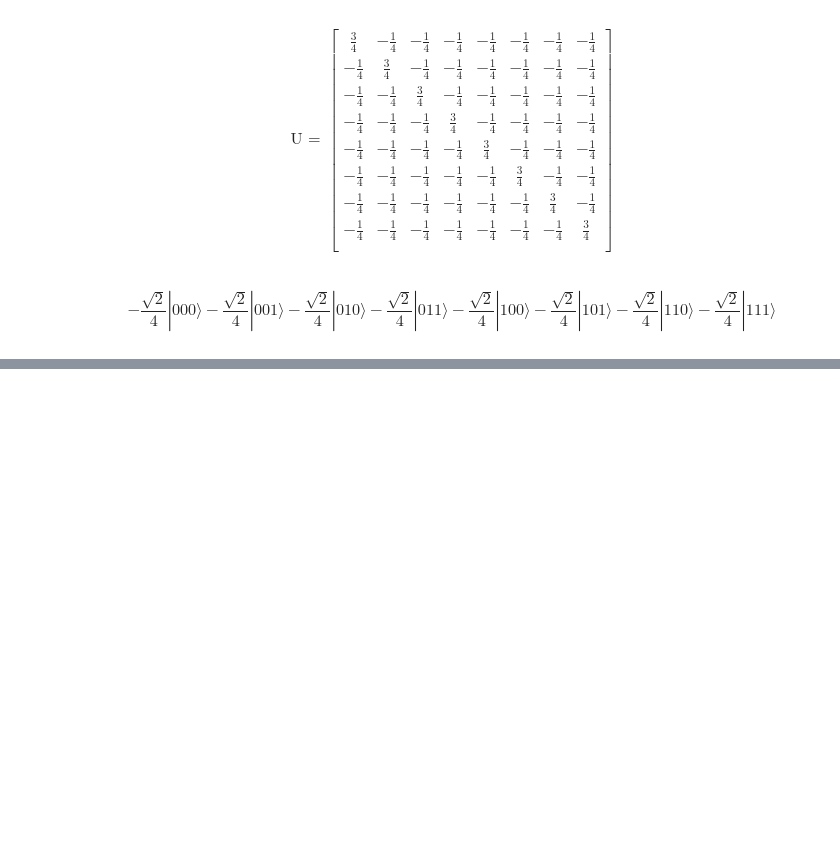
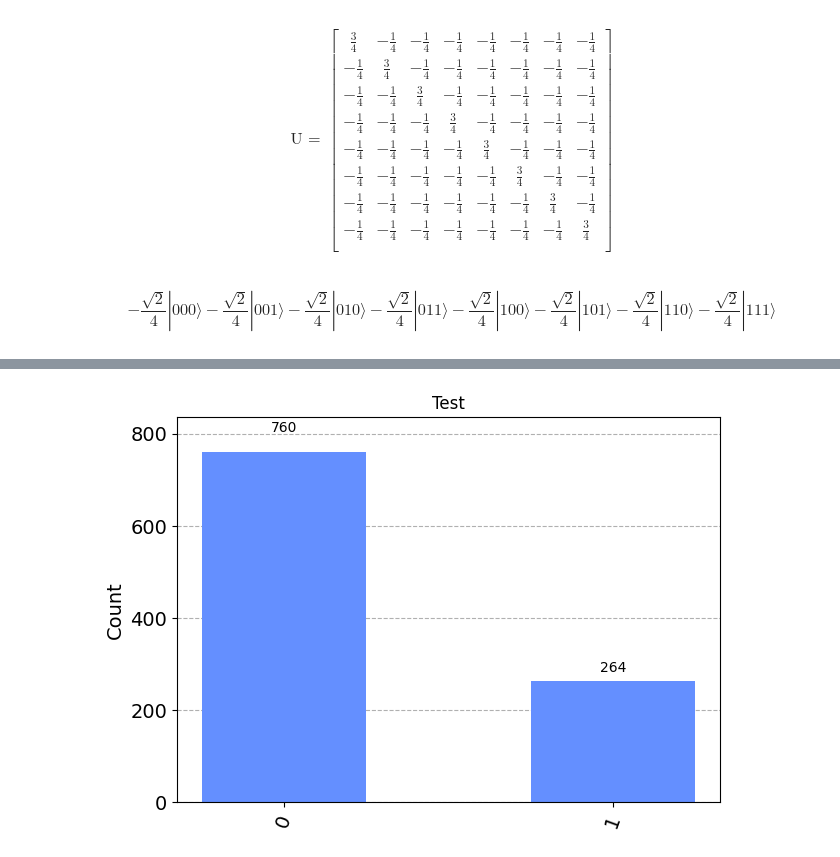
Before and after one commit to nunopcfmarques/IICQ-Project, a Jupyter notebook: IICQ-Notebook.ipynb, the cells around one changed output, grey strips where cells are left out. Drawn from its saved outputs; the diff is of its cells as text; code cells hidden in the pictures; blank space fills up the shorter version.

```diff
--- a/IICQ-Notebook.ipynb
+++ b/IICQ-Notebook.ipynb
@@ -187,0 +314,10 @@ q, c, qc = quantum_initialization(3,3)
+# %%
+simulator = Aer.get_backend('aer_simulator')
+circ = transpile(qc, simulator)
+
+result = simulator.run(qc).result()
+counts = result.get_counts(qc)
+
+plot_histogram(counts, title='Test')
+# %% [output]
+[figure, added]
```
Also changed, not shown: parts of 19 cells of this notebook.
